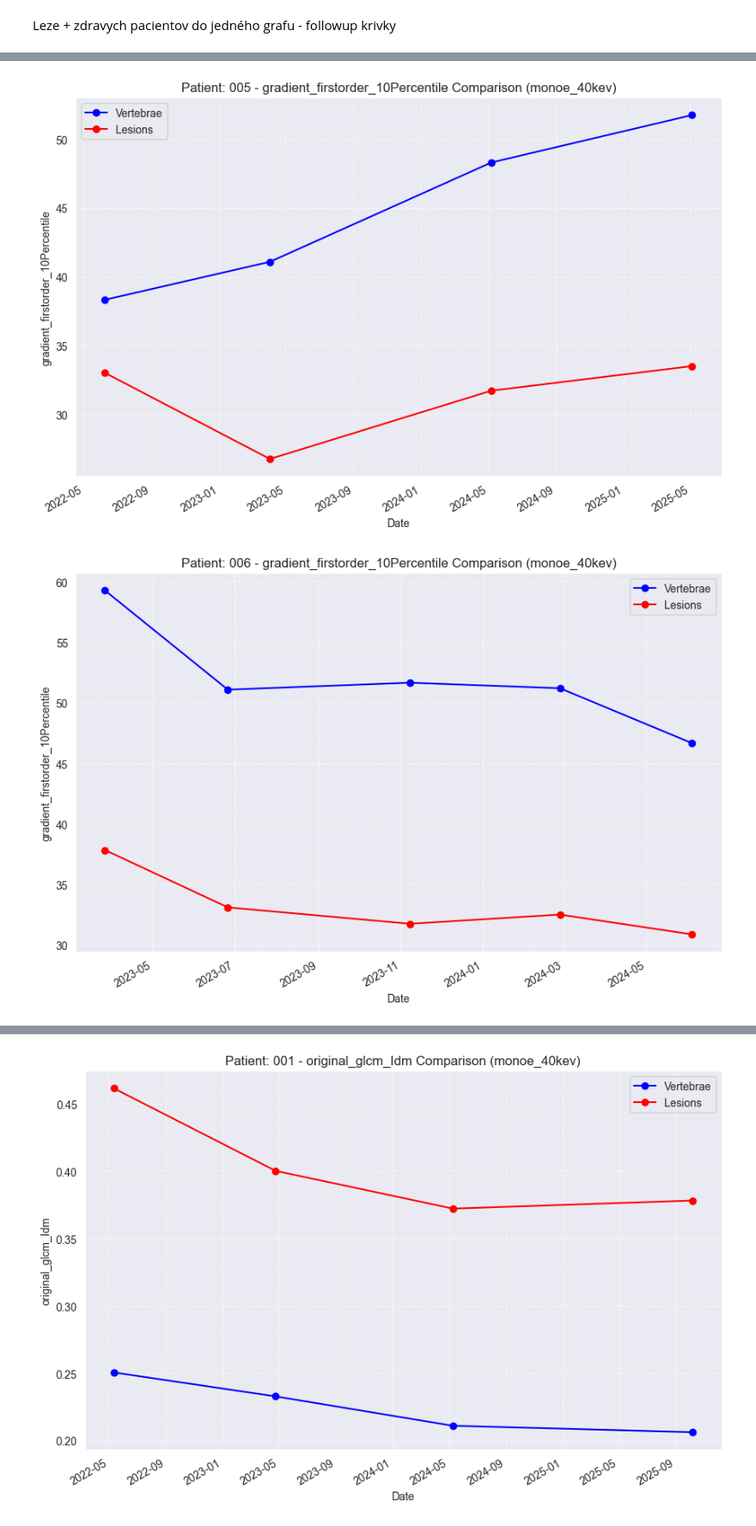
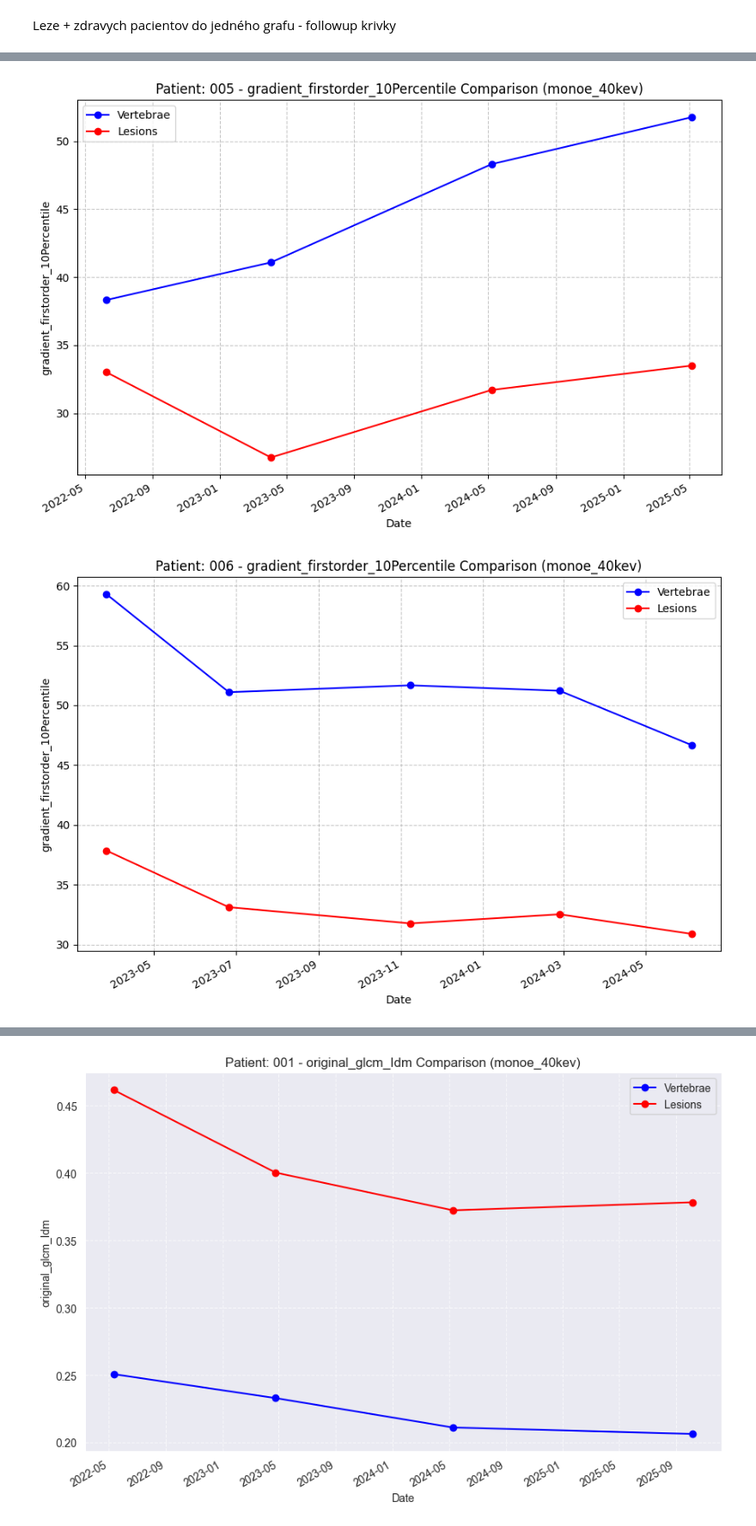
Before and after one commit to lukas1110/Analysis-of-multiple-myelomas-from-dual-CT, a Jupyter notebook: spine_level/healthy_analysis.ipynb, the cells around one changed output, grey strips where cells are left out. Shown at 86% size. Drawn from its saved outputs; the diff is of its cells as text; code cells hidden in the pictures.

```diff
--- a/spine_level/healthy_analysis.ipynb
+++ b/spine_level/healthy_analysis.ipynb
@@ -487,6 +487,7 @@ import re
 import pandas as pd
 from collections import defaultdict
 import matplotlib.pyplot as plt
+plt.style.use('default')
 
 main_folder_path = r"E:\DATA_FollowUp"
 image_types = ["CaSupp_25", "konv", "monoe_40kev"]
@@ -587,2 +588,2 @@ for patient in sorted(all_patients):
-[figure, old version]
+[figure, new version]
-[figure, old version]
+[figure, new version]
```
Also changed, not shown: parts of 5 cells of this notebook, 2 other files.
